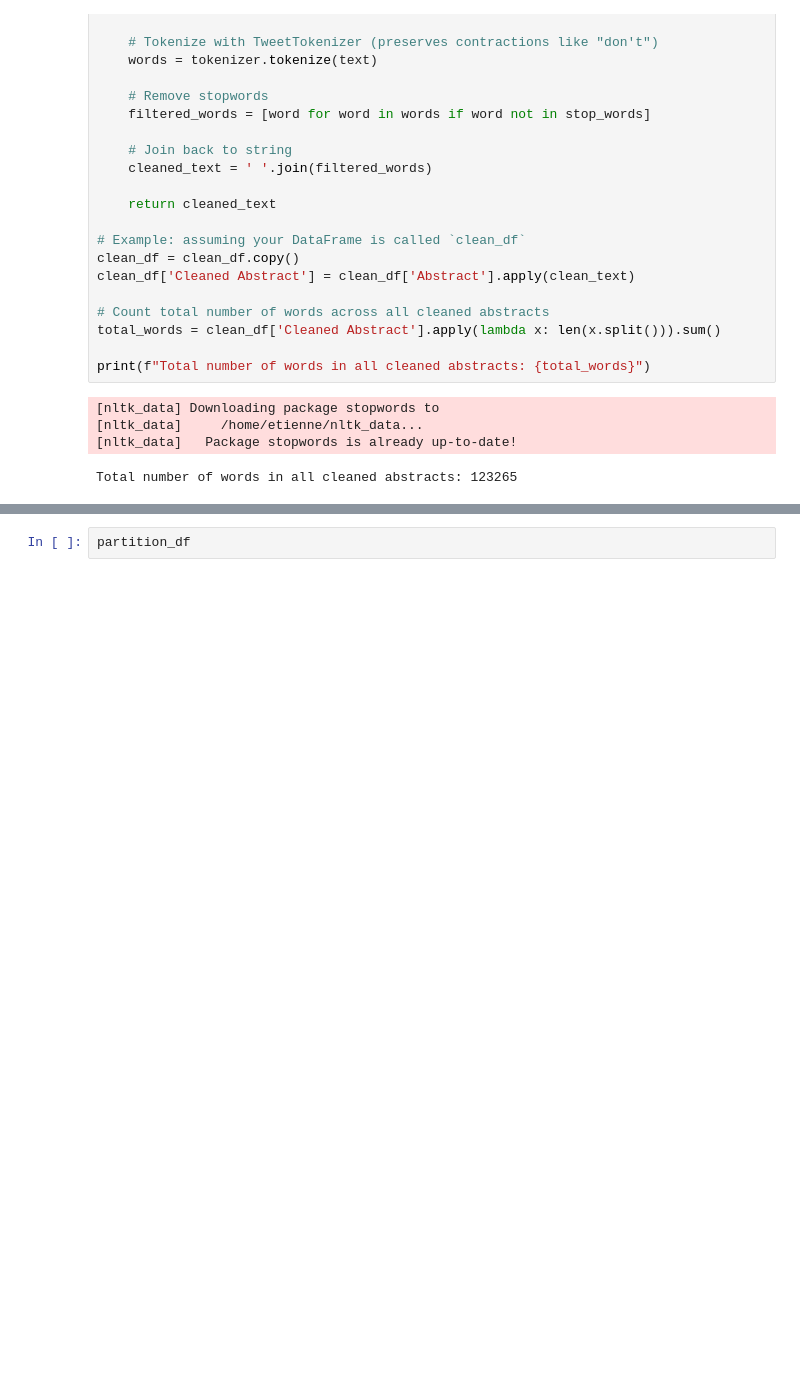
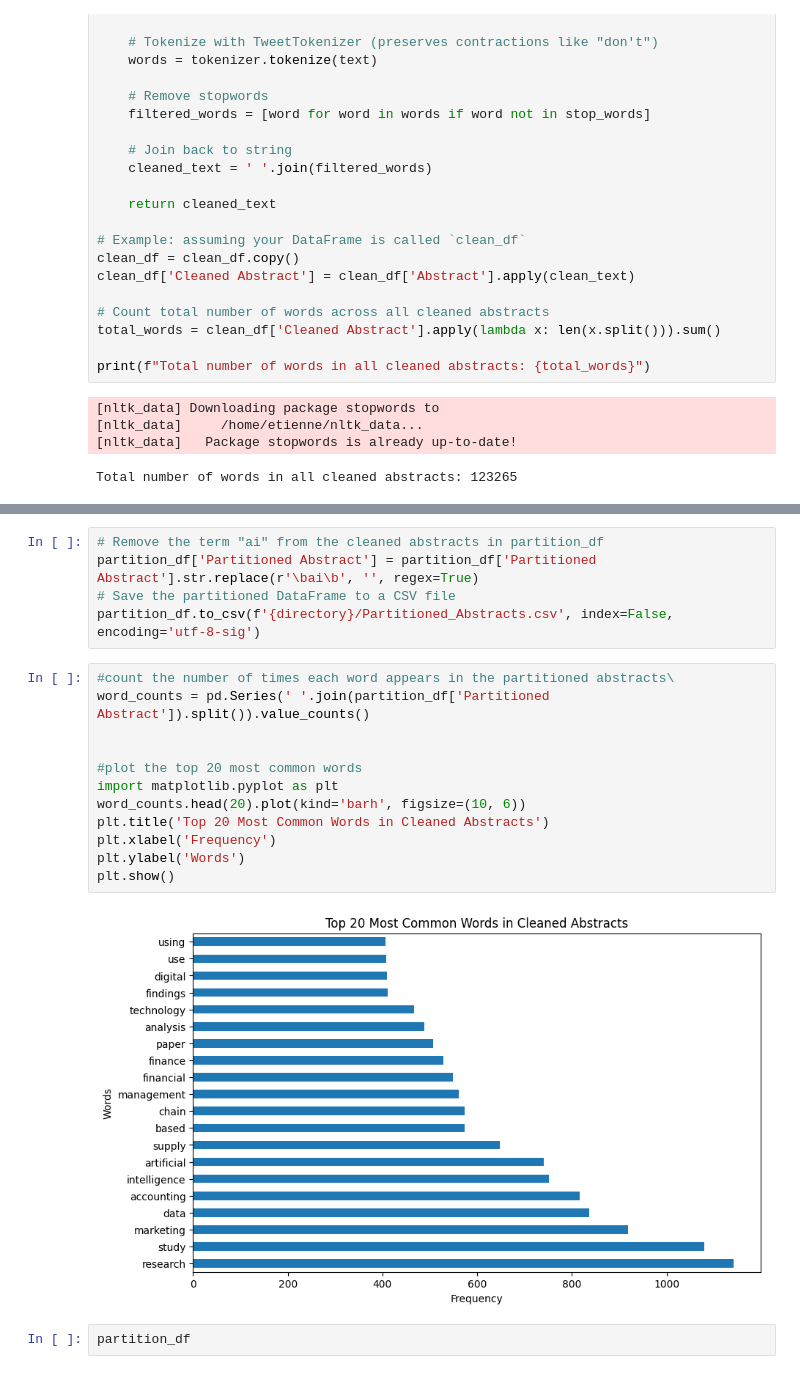
Before and after one commit to EtienneDNL/DTI5125_Assignment2, a Jupyter notebook: data_preparation.ipynb, the cells around one changed output, grey strips where cells are left out. Saved outputs shown, nothing was run; the diff lists cells and outputs as text; blank space fills up the shorter version.

```diff
--- a/data_preparation.ipynb
+++ b/data_preparation.ipynb
@@ -140,3 +153,22 @@ partition_df.to_csv(f'{directory}/Partitioned_Abstracts.csv', index=False, encod
+# %%
+# Remove the term "ai" from the cleaned abstracts in partition_df
+partition_df['Partitioned Abstract'] = partition_df['Partitioned Abstract'].str.replace(r'\bai\b', '', regex=True)
+# Save the partitioned DataFrame to a CSV file
+partition_df.to_csv(f'{directory}/Partitioned_Abstracts.csv', index=False, encoding='utf-8-sig')
+# %%
+#count the number of times each word appears in the partitioned abstracts\
+word_counts = pd.Series(' '.join(partition_df['Partitioned Abstract']).split()).value_counts()
+
+
+#plot the top 20 most common words
+import matplotlib.pyplot as plt
+word_counts.head(20).plot(kind='barh', figsize=(10, 6))
+plt.title('Top 20 Most Common Words in Cleaned Abstracts')
+plt.xlabel('Frequency')
+plt.ylabel('Words')
+plt.show()
+# %% [output]
+[figure, added]
 # %%
 partition_df
 # %% [output]
```
Also changed, not shown: parts of 2 cells of this notebook, 4 other files.
